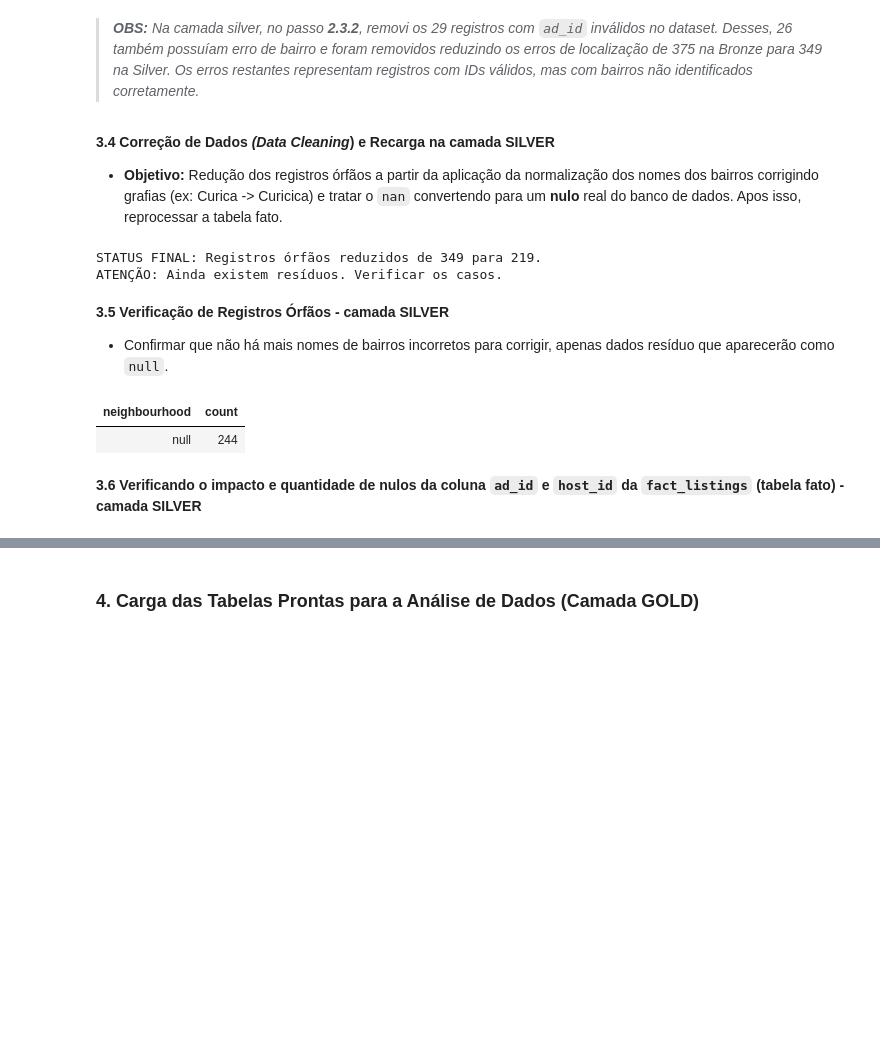
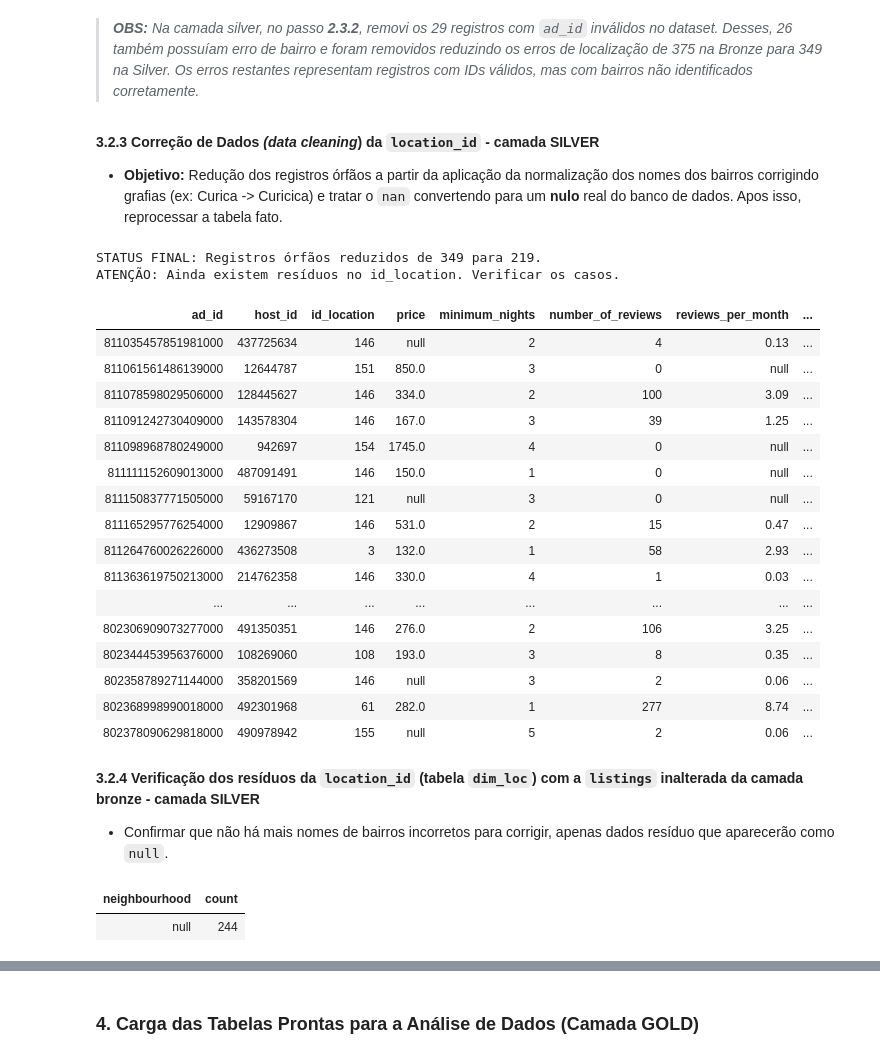
Before and after one commit to juliafarah/MVP_Data_Engineering, a Jupyter notebook: MVP_Pipeline_Airbnb_Rio.ipynb, the cells around one changed output, grey strips where cells are left out. Saved outputs shown, nothing was run; the diff lists cells and outputs as text; code cells hidden in the pictures; blank space fills up the shorter version.

```diff
--- a/MVP_Pipeline_Airbnb_Rio.ipynb
+++ b/MVP_Pipeline_Airbnb_Rio.ipynb
@@ -622,7 +629,7 @@ Perda de Dados Geográficos: 1.02%
 # %% [markdown]
 > _**OBS:** Na camada silver, no passo **2.3.2**, removi os 29 registros com `ad_id` inválidos no dataset. Desses, 26 também possuíam erro de bairro e foram removidos reduzindo os erros de localização de 375 na Bronze para 349 na Silver. Os erros restantes representam registros com IDs válidos, mas com bairros não identificados corretamente._
 # %% [markdown]
-**3.4 Correção de Dados _(Data Cleaning_) e Recarga na camada SILVER**
+**3.2.3 Correção de Dados _(data cleaning_) da `location_id` - camada SILVER**
 
 * **Objetivo:** Redução dos registros órfãos a partir da aplicação da normalização dos nomes dos bairros corrigindo grafias (ex: Curica -> Curicica) e tratar o `nan` convertendo para um **nulo** real do banco de dados. Apos isso, reprocessar a tabela fato.
 # %%
@@ -646,8 +653,11 @@ df_bronze_corrected = df_bronze_pre_clean.withColumn("neighbourhood",
     when(col("price") == "nan", None)
     .otherwise(regexp_replace(col("price"), "[$,]", ""))
     .cast("float")
+).withColumn(
+        "reviews_per_month",
+        when((col("reviews_per_month") == "nan") | (col("reviews_per_month") == "NaN"), None)
+        .otherwise(col("reviews_per_month").cast("float"))
 )
-
 
 # Join com nomes corrigidos
 df_fato_v2 = df_bronze_corrected.join(
@@ -656,41 +666,60 @@ df_fato_v2 = df_bronze_corrected.join(
     "left"
 )
 
 # Substitui "nan" na coluna id por null e remove registros nulos
 df_fato_v2 = df_fato_v2.withColumn(
     "id",
     when(col("id") == "nan", None).otherwise(col("id"))
 ).filter(col("id").isNotNull())
 
-# 3. Selecao Final (Mesma estrutura anterior)
+# Selecao Final (Mesma estrutura anterior)
 df_fato_final_v2 = df_fato_v2.select(
     col("id").alias("ad_id"),
     regexp_replace(col("host_id"), r"\.0$", "").alias("host_id"),
     col("id_location"),
     col("price_clean").alias("price"),
     expr("try_cast(cast(minimum_nights as float) as int)").alias("minimum_nights"),
     expr("try_cast(cast(number_of_reviews as float) as int)").alias("number_of_reviews"),
     col("reviews_per_month").cast("float").alias("reviews_per_month"),
     expr("try_cast(cast(number_of_reviews_ltm as float) as int)").alias("number_of_reviews_ltm"),
     expr("try_cast(cast(availability_365 as float) as int)").alias("availability_365")
 )
 
-# 4. Sobrescrita da Tabela Fato (Update Silver Layer)
+# Sobrescrita da Tabela Fato (Update Silver Layer)
 df_fato_final_v2.write.format("delta").mode("overwrite").option("overwriteSchema", "true").saveAsTable("silver.fact_listings")
 
-# 5. Validacao pos correção
+# Validacao pos correcao
 count_missing_v2 = df_fato_final_v2.filter(col("id_location").isNull()).count()
 print(f"STATUS FINAL: Registros órfãos reduzidos de {missing_rows} para {count_missing_v2}.")
 
 if count_missing_v2 == 0:
-    print("SUCESSO: Qualidade de dados 100% garantida.")
+    print("SUCESSO: Sem residuos no id_location.")
 else:
-    print("ATENÇÃO: Ainda existem resíduos. Verificar os casos.")
+    print("ATENÇÃO: Ainda existem resíduos no id_location. Verificar os casos.")
+
+display(df_fato_final_v2.limit(50))
 # %% [output]
 STATUS FINAL: Registros órfãos reduzidos de 349 para 219.
-ATENÇÃO: Ainda existem resíduos. Verificar os casos.
+ATENÇÃO: Ainda existem resíduos no id_location. Verificar os casos.
+| ad_id | host_id | id_location | price | minimum_nights | number_of_reviews | reviews_per_month | ... |
+| 811035457851981000 | 437725634 | 146 | null | 2 | 4 | 0.13 | ... |
+| 811061561486139000 | 12644787 | 151 | 850.0 | 3 | 0 | null | ... |
+| 811078598029506000 | 128445627 | 146 | 334.0 | 2 | 100 | 3.09 | ... |
+| 811091242730409000 | 143578304 | 146 | 167.0 | 3 | 39 | 1.25 | ... |
+| 811098968780249000 | 942697 | 154 | 1745.0 | 4 | 0 | null | ... |
+| 811111152609013000 | 487091491 | 146 | 150.0 | 1 | 0 | null | ... |
+| 811150837771505000 | 59167170 | 121 | null | 3 | 0 | null | ... |
+| 811165295776254000 | 12909867 | 146 | 531.0 | 2 | 15 | 0.47 | ... |
+| 811264760026226000 | 436273508 | 3 | 132.0 | 1 | 58 | 2.93 | ... |
+| 811363619750213000 | 214762358 | 146 | 330.0 | 4 | 1 | 0.03 | ... |
+| ... | ... | ... | ... | ... | ... | ... | ... |
+| 802306909073277000 | 491350351 | 146 | 276.0 | 2 | 106 | 3.25 | ... |
+| 802344453956376000 | 108269060 | 108 | 193.0 | 3 | 8 | 0.35 | ... |
+| 802358789271144000 | 358201569 | 146 | null | 3 | 2 | 0.06 | ... |
+| 802368998990018000 | 492301968 | 61 | 282.0 | 1 | 277 | 8.74 | ... |
+| 802378090629818000 | 490978942 | 155 | null | 5 | 2 | 0.06 | ... |
 # %% [markdown]
-**3.5 Verificação de Registros Órfãos - camada SILVER**
+**3.2.4 Verificação dos resíduos da `location_id` (tabela `dim_loc`) com a `listings` inalterada da camada bronze - camada SILVER**
 
 * Confirmar que não há mais nomes de bairros incorretos para corrigir, apenas dados resíduo que aparecerão como `null`.
 # %%
@@ -705,5 +734,3 @@ display(df_residuos)
 # %% [output]
 | neighbourhood | count |
 | null | 244 |
-# %% [markdown]
-**3.6 Verificando o impacto e quantidade de nulos da coluna `ad_id` e `host_id` da `fact_listings` (tabela fato) - camada SILVER**
```
Also changed, not shown: parts of 18 cells of this notebook.
